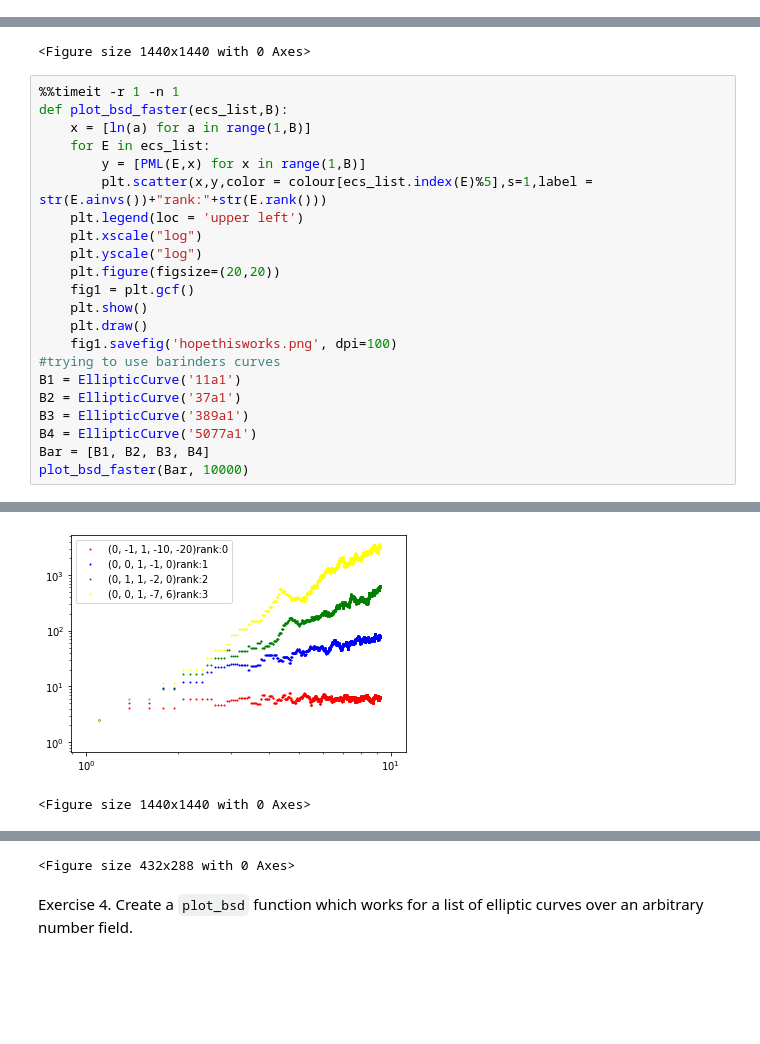
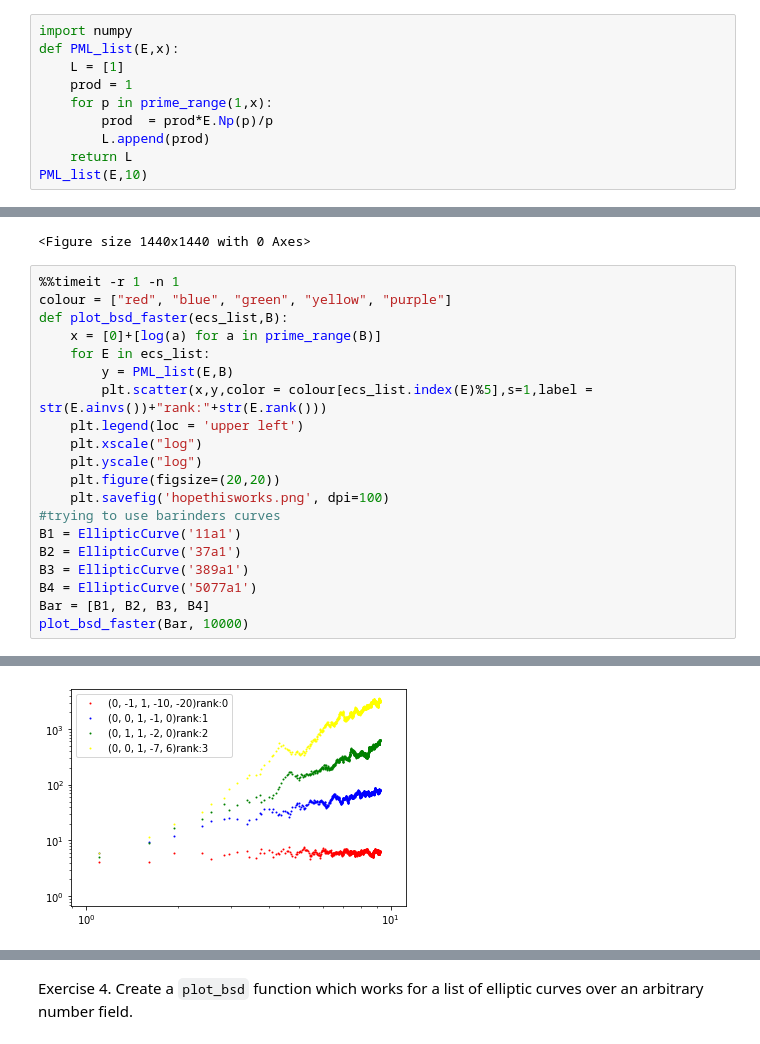
Before and after one commit to Rusti1/computational_nt, a Jupyter notebook: case_studies/bsd_experiments/day_2_exercises.ipynb, the cells around one changed output, grey strips where cells are left out. Cells and saved outputs as stored; diff of their text form; blank space fills up the shorter version.

```diff
--- a/case_studies/bsd_experiments/day_2_exercises.ipynb
+++ b/case_studies/bsd_experiments/day_2_exercises.ipynb
@@ -18,0 +20,10 @@ PML(E,100)
+# %%
+import numpy
+def PML_list(E,x):
+    L = [1]
+    prod = 1
+    for p in prime_range(1,x):
+        prod  = prod*E.Np(p)/p
+        L.append(prod)
+    return L
+PML_list(E,10)
@@ -74,19 +87,17 @@ plot_bsd(EL, 10000)
 <Figure size 1440x1440 with 0 Axes>
 # %%
 %%timeit -r 1 -n 1
+colour = ["red", "blue", "green", "yellow", "purple"]
 def plot_bsd_faster(ecs_list,B):
-    x = [ln(a) for a in range(1,B)]
+    x = [0]+[log(a) for a in prime_range(B)]
     for E in ecs_list:
-        y = [PML(E,x) for x in range(1,B)]
+        y = PML_list(E,B)
         plt.scatter(x,y,color = colour[ecs_list.index(E)%5],s=1,label = str(E.ainvs())+"rank:"+str(E.rank()))
     plt.legend(loc = 'upper left')
     plt.xscale("log")
     plt.yscale("log")
     plt.figure(figsize=(20,20))
-    fig1 = plt.gcf()
-    plt.show()
-    plt.draw()
-    fig1.savefig('hopethisworks.png', dpi=100)
+    plt.savefig('hopethisworks.png', dpi=100)
 #trying to use barinders curves
 B1 = EllipticCurve('11a1')
 B2 = EllipticCurve('37a1')
@@ -98,2 +110 @@ plot_bsd_faster(Bar, 10000)
-[figure, old version]
+[figure, new version]
-<Figure size 1440x1440 with 0 Axes>
@@ -101,4 +112,3 @@ plot_bsd_faster(Bar, 10000)
-<Figure size 432x288 with 0 Axes>
 # %% [markdown]
 Exercise 4. Create a `plot_bsd` function which works for a list of elliptic curves over an arbitrary number field.
 # %%
```
Also changed, not shown: parts of 8 cells of this notebook.
